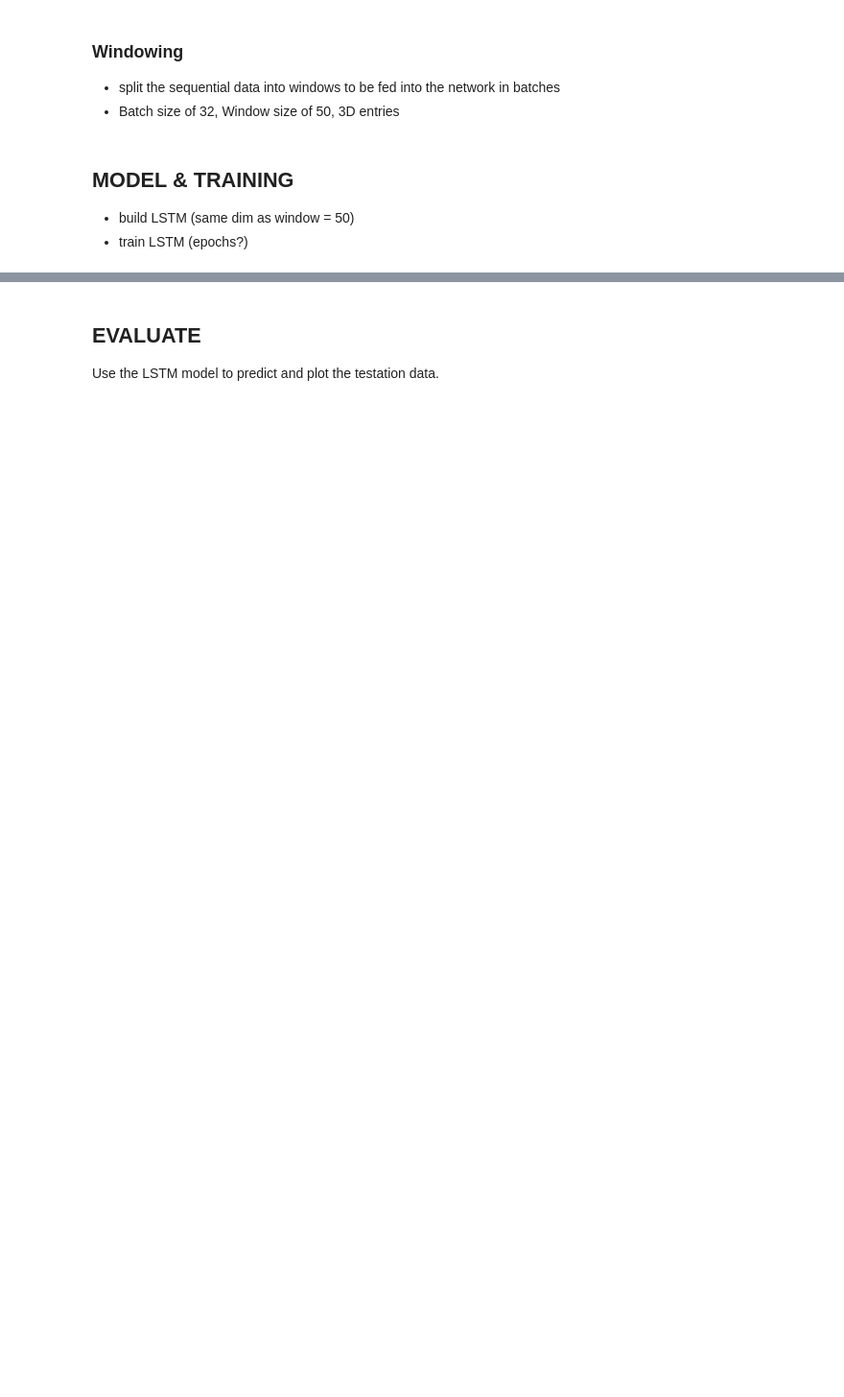
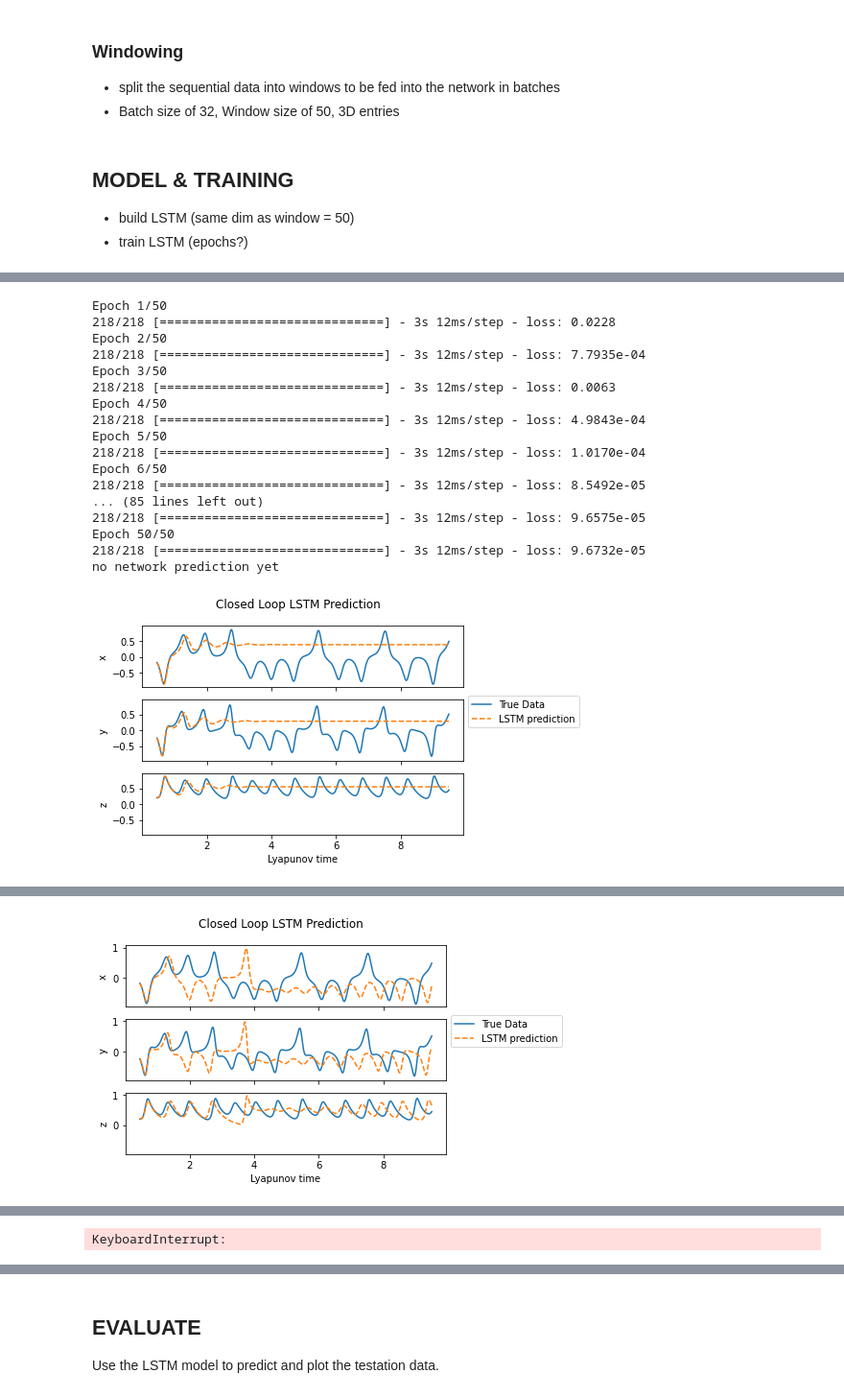
Before and after one commit to MagriLab/POLA-LSTM, a Jupyter notebook: LSTM_Lorenz_3D.ipynb, the cells around one changed output, grey strips where cells are left out. Shown: that part at 96% size. Saved outputs shown, nothing was run; the diff lists cells and outputs as text; code cells hidden in the pictures; blank space fills up the shorter version.

Commit message:
modified network architecture

```diff
--- a/LSTM_Lorenz_3D.ipynb
+++ b/LSTM_Lorenz_3D.ipynb
@@ -35,17 +26,6 @@ Shape of solution array:  (3, 10000)
 # %% [markdown]
 ## Data Preprocessing
 - training/ testation split 70/30
-# %%
-def create_training_split(df, ratio=0.7):
-    len_df = len(df)
-    train = np.array(df[0:int(len_df*ratio)])
-    test = np.array(df[int(len_df*ratio):])
-    return train, test
-def df_training_split(df, ratio=0.7):
-    len_df_col = df.shape[1]
-    train = np.array(df[:, 0:int(len_df_col*ratio)])
-    test = np.array(df[:, int(len_df_col*ratio):])
-    return train, test
 # %%
 df_train, df_test = df_training_split(mydf)
 time_train, time_test = create_training_split(time, ratio=0.7)
@@ -75,15 +40,6 @@ ax3.legend(loc='center left', bbox_to_anchor=(1, 1.5))
 # Transposition needed for windowing of 3D data
 df_train_transposed = df_train.transpose()
 df_test_transposed = df_test.transpose()
-# %%
-def create_df_3d(series, window_size, batch_size, shuffle_buffer):
-    dataset = tf.data.Dataset.from_tensor_slices(series)
-    dataset = dataset.window(size=window_size+1, shift=1, drop_remainder=True)
-    dataset = dataset.flat_map(lambda window: window.batch(window_size+1))
-    #dataset = dataset.shuffle(7).map(lambda window: (window[:-1], window[-1]))#separates each window into features and label (next/last value)
-    dataset = dataset.shuffle(shuffle_buffer).map(lambda window: (window[:-1], window[-1]))
-    dataset = dataset.padded_batch(batch_size, padded_shapes=([None, 3],[None]))
-    return dataset
 # %%
 window_size=50
 batch_size=32
@@ -105,9 +60,0 @@ Labels shape (batch, time, features): (32, 3)
-# %%
-model = Sequential()
-model.add(LSTM(50, activation='relu'))
-model.add(Dense(3))
-model.compile(loss='mse', optimizer='adam')
-# fit network
-# %%
-model.fit(train_dataset, epochs=200, batch_size=batch_size)
-model.summary()
@@ -131,0 +61,35 @@ _________________________________________________________________
+# %%
+def build_open_loop_lstm():
+    model = tf.keras.models.Sequential([
+        tf.keras.layers.LSTM(50, activation='relu', name='LSTM_1'),
+        tf.keras.layers.Dense(3, name='Dense_1')
+        ])
+    optimizer = tf.keras.optimizers.Adam()
+    loss = tf.keras.losses.MeanSquaredError()
+    model.compile(loss='mse', optimizer='adam')
+    return model
+
+model_oloop = build_open_loop_lstm()
+for i in range(0, 10):
+    model_oloop.fit(train_dataset, epochs=50, batch_size=batch_size)
+    plot_closed_loop_lya(model_oloop)
+model_oloop.summary()
+# %% [output]
+Epoch 1/50
+218/218 [==============================] - 3s 12ms/step - loss: 0.0228
+Epoch 2/50
+218/218 [==============================] - 3s 12ms/step - loss: 7.7935e-04
+Epoch 3/50
+218/218 [==============================] - 3s 12ms/step - loss: 0.0063
+Epoch 4/50
+218/218 [==============================] - 3s 12ms/step - loss: 4.9843e-04
+Epoch 5/50
+218/218 [==============================] - 3s 12ms/step - loss: 1.0170e-04
+Epoch 6/50
+218/218 [==============================] - 3s 12ms/step - loss: 8.5492e-05
+... (85 lines left out)
+218/218 [==============================] - 3s 12ms/step - loss: 9.6575e-05
+Epoch 50/50
+218/218 [==============================] - 3s 12ms/step - loss: 9.6732e-05
+no network prediction yet
+[figure, added]
@@ -131,0 +113 @@ _________________________________________________________________
+[figure, added]
@@ -131,0 +205 @@ _________________________________________________________________
+KeyboardInterrupt:
```
Also changed, not shown: parts of 34 cells of this notebook, 11 other files.
